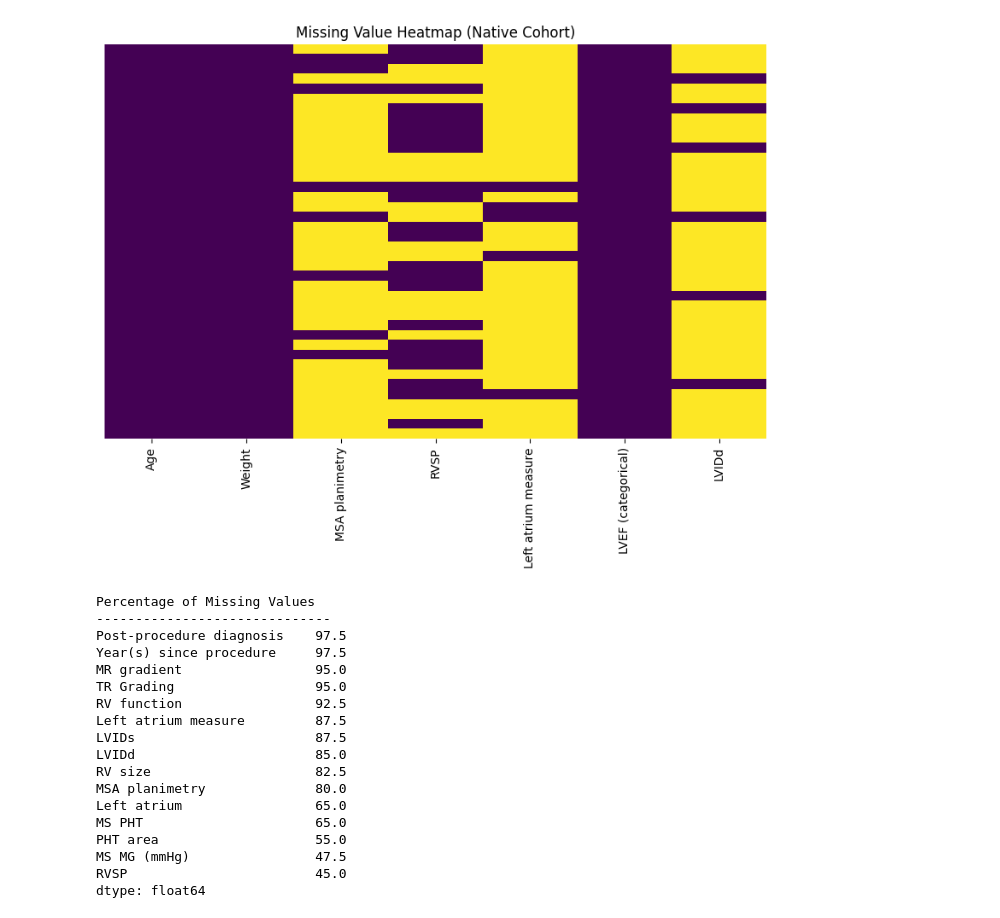
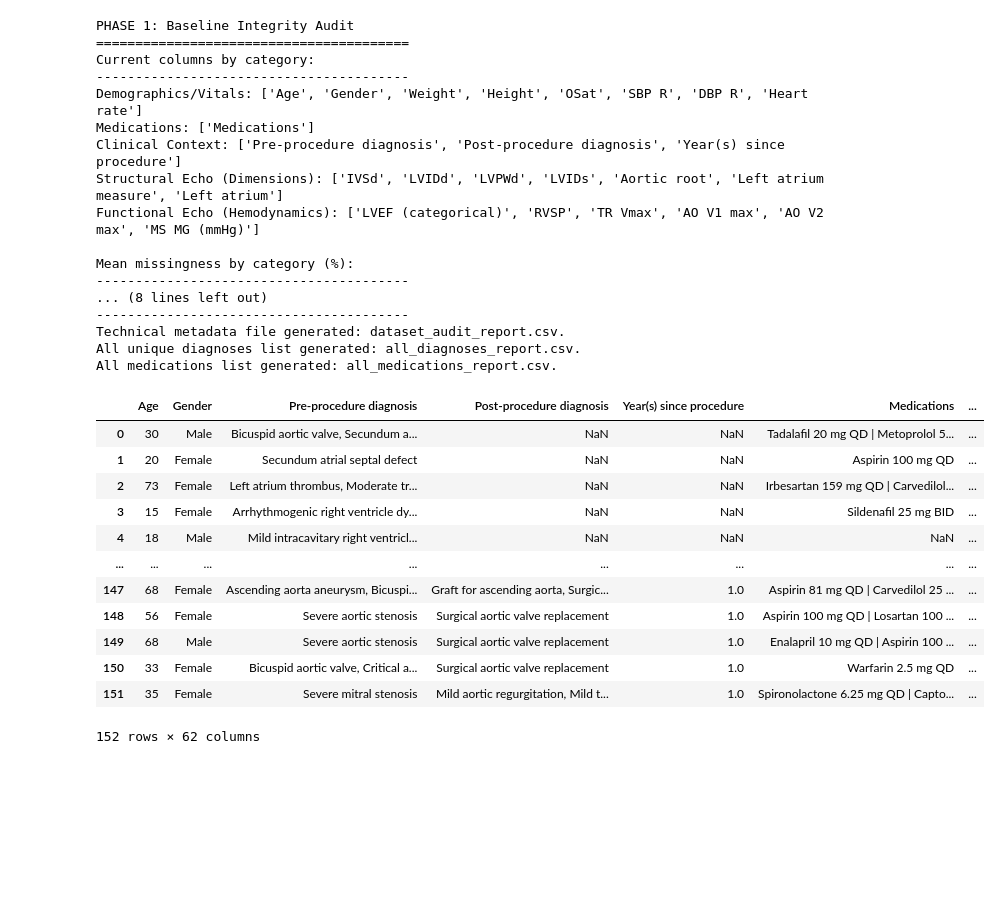
Before and after one commit to enrodri/phl_2025, a Jupyter notebook: phl_2025.ipynb, the cells around one changed output. Cells and saved outputs as stored; diff of their text form; code cells hidden in the pictures; blank space fills up the shorter version.

```diff
--- a/phl_2025.ipynb
+++ b/phl_2025.ipynb
@@ -374,36 +16,0 @@ Replacement                       1      0        1        6
-# %%
-# Focusing on the Native Cohort for the analysis
-missing_data = df_native[['Age', 'Weight', 'MSA planimetry', 'RVSP',
-                          'Left atrium measure', 'LVEF (categorical)', 'LVIDd',
-                          ]].isnull()
-
-plt.figure(figsize=(10, 6))
-sns.heatmap(missing_data, cbar=False, yticklabels=False, cmap='viridis')
-plt.title('Missing Value Heatmap (Native Cohort)')
-plt.show()
-
-# Precise percentage report
-missing_pct = df_native.isnull().sum() / len(df_native) * 100
-print("Percentage of Missing Values")
-print("-" * 30)
-print(missing_pct[missing_pct > 0].sort_values(ascending=False))
-# %% [output]
-[figure, removed]
-Percentage of Missing Values
-------------------------------
-Post-procedure diagnosis    97.5
-Year(s) since procedure     97.5
-MR gradient                 95.0
-TR Grading                  95.0
-RV function                 92.5
-Left atrium measure         87.5
-LVIDs                       87.5
-LVIDd                       85.0
-RV size                     82.5
-MSA planimetry              80.0
-Left atrium                 65.0
-MS PHT                      65.0
-PHT area                    55.0
-MS MG (mmHg)                47.5
-RVSP                        45.0
-dtype: float64
@@ -409,0 +958,38 @@ dtype: float64
+# %%
+# PHASE 1: Baseline Integrity Audit
+# ==========================================
+print(f"PHASE 1: Baseline Integrity Audit\n{'='*40}")
+audit_report = auditor.report()
+extractor.transform()
+# df[['Sev_AS', 'Sev_AR', 'Sev_MS', 'Sev_MR']]
+# %% [output]
+PHASE 1: Baseline Integrity Audit
+========================================
+Current columns by category:
+----------------------------------------
+Demographics/Vitals: ['Age', 'Gender', 'Weight', 'Height', 'OSat', 'SBP R', 'DBP R', 'Heart rate']
+Medications: ['Medications']
+Clinical Context: ['Pre-procedure diagnosis', 'Post-procedure diagnosis', 'Year(s) since procedure']
+Structural Echo (Dimensions): ['IVSd', 'LVIDd', 'LVPWd', 'LVIDs', 'Aortic root', 'Left atrium measure', 'Left atrium']
+Functional Echo (Hemodynamics): ['LVEF (categorical)', 'RVSP', 'TR Vmax', 'AO V1 max', 'AO V2 max', 'MS MG (mmHg)']
+
+Mean missingness by category (%):
+----------------------------------------
+... (8 lines left out)
+----------------------------------------
+Technical metadata file generated: dataset_audit_report.csv.
+All unique diagnoses list generated: all_diagnoses_report.csv.
+All medications list generated: all_medications_report.csv.
+|  | Age | Gender | Pre-procedure diagnosis | Post-procedure diagnosis | Year(s) since procedure | Medications | ... |
+| 0 | 30 | Male | Bicuspid aortic valve, Secundum a... | NaN | NaN | Tadalafil 20 mg QD | Metoprolol 5... | ... |
+| 1 | 20 | Female | Secundum atrial septal defect | NaN | NaN | Aspirin 100 mg QD | ... |
+| 2 | 73 | Female | Left atrium thrombus, Moderate tr... | NaN | NaN | Irbesartan 159 mg QD | Carvedilol... | ... |
+| 3 | 15 | Female | Arrhythmogenic right ventricle dy... | NaN | NaN | Sildenafil 25 mg BID | ... |
+| 4 | 18 | Male | Mild intracavitary right ventricl... | NaN | NaN | NaN | ... |
+| ... | ... | ... | ... | ... | ... | ... | ... |
+| 147 | 68 | Female | Ascending aorta aneurysm, Bicuspi... | Graft for ascending aorta, Surgic... | 1.0 | Aspirin 81 mg QD | Carvedilol 25 ... | ... |
+| 148 | 56 | Female | Severe aortic stenosis | Surgical aortic valve replacement | 1.0 | Aspirin 100 mg QD | Losartan 100 ... | ... |
+| 149 | 68 | Male | Severe aortic stenosis | Surgical aortic valve replacement | 1.0 | Enalapril 10 mg QD | Aspirin 100 ... | ... |
+| 150 | 33 | Female | Bicuspid aortic valve, Critical a... | Surgical aortic valve replacement | 1.0 | Warfarin 2.5 mg QD | ... |
+| 151 | 35 | Female | Severe mitral stenosis | Mild aortic regurgitation, Mild t... | 1.0 | Spironolactone 6.25 mg QD | Capto... | ... |
+152 rows × 62 columns
```
Also changed, not shown: parts of 22 cells of this notebook, 54 other files.
